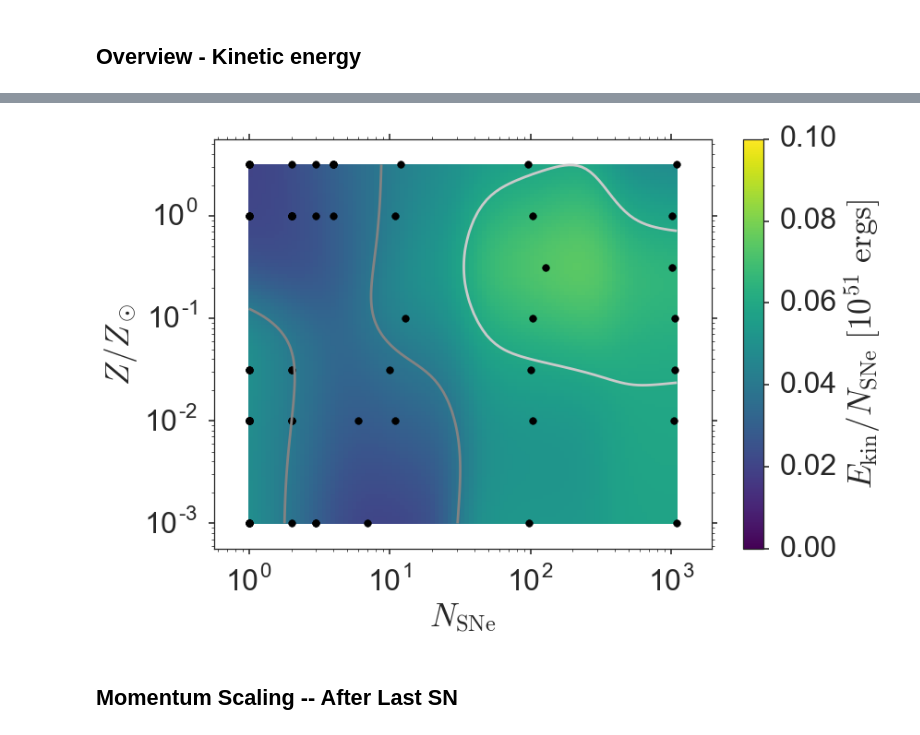
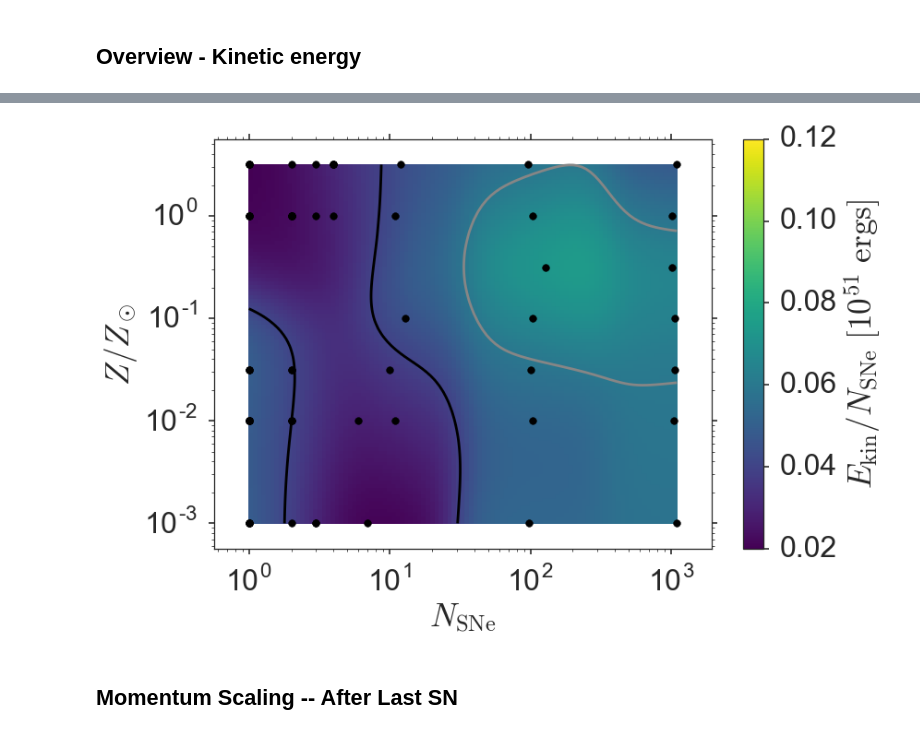
Before and after one commit to egentry/clustered_SNe, a Jupyter notebook: analysis/publication_plots.ipynb, the cells around one changed output, grey strips where cells are left out. Cells and saved outputs as stored; diff of their text form; code cells hidden in the pictures.

```diff
--- a/analysis/publication_plots.ipynb
+++ b/analysis/publication_plots.ipynb
@@ -523,37 +532,37 @@ spacing_x = .3
 spacing_y = .6
 zs = rbf_interpolate_loglog(xin, yin, zin, xs, ys, spacing_x, spacing_y)
 
 plt.pcolor(xs, ys, zs/1e51, cmap=plt.cm.viridis,
 #            norm=LogNorm(),
-           vmin=0, vmax=.1,
+           vmin=.02, vmax=.12,
            edgecolors="none")
 plt.colorbar(label=r"$ E_\mathrm{kin}/N_\mathrm{SNe} $ $[10^{51}$ $ \mathrm{ergs}]$",
-             ticks= np.linspace(0,.1, num=6))
+             ticks= np.linspace(.02,.12, num=4+2))
 plt.contour(xs,ys,
 #             scipy.ndimage.filters.gaussian_filter(zs,3),
             zs/1e51,
-            levels = np.linspace(0,.1, num=6),
+            levels = np.linspace(.02,.12, num=4+2)[1:-1],
             cmap=plt.cm.Greys_r,
             locator=ticker.LogLocator(),
             norm=LogNorm()
            )
 plt.xlabel(r"$ N_\mathrm{SNe}$")
 plt.ylabel(r"$Z/Z_\odot$")
 plt.xscale("log")
 plt.yscale("log")
 plt.scatter(aggregated_results.num_SNe[mask],
             aggregated_results.metallicities[mask] / metallicity_solar,
             color="k",s=60)
 plt.xlim(xs.min()*10**-.25, xs.max()*10**.25)
 plt.ylim(ys.min()*10**-.25, ys.max()*10**.25)
 
 plt.tight_layout()
 plot_filename = os.path.join(plots_dir, "energy_overview-metallicity")
 plt.savefig(plot_filename + ".eps")
 plt.savefig(plot_filename + ".pdf")
 plt.savefig(plot_filename + ".png")
 # %% [output]
-[figure, old version]
+[figure, new version]
 # %% [markdown]
 ## Momentum Scaling -- After Last SN
 # %%
```
Also changed, not shown: parts of 57 cells of this notebook.
